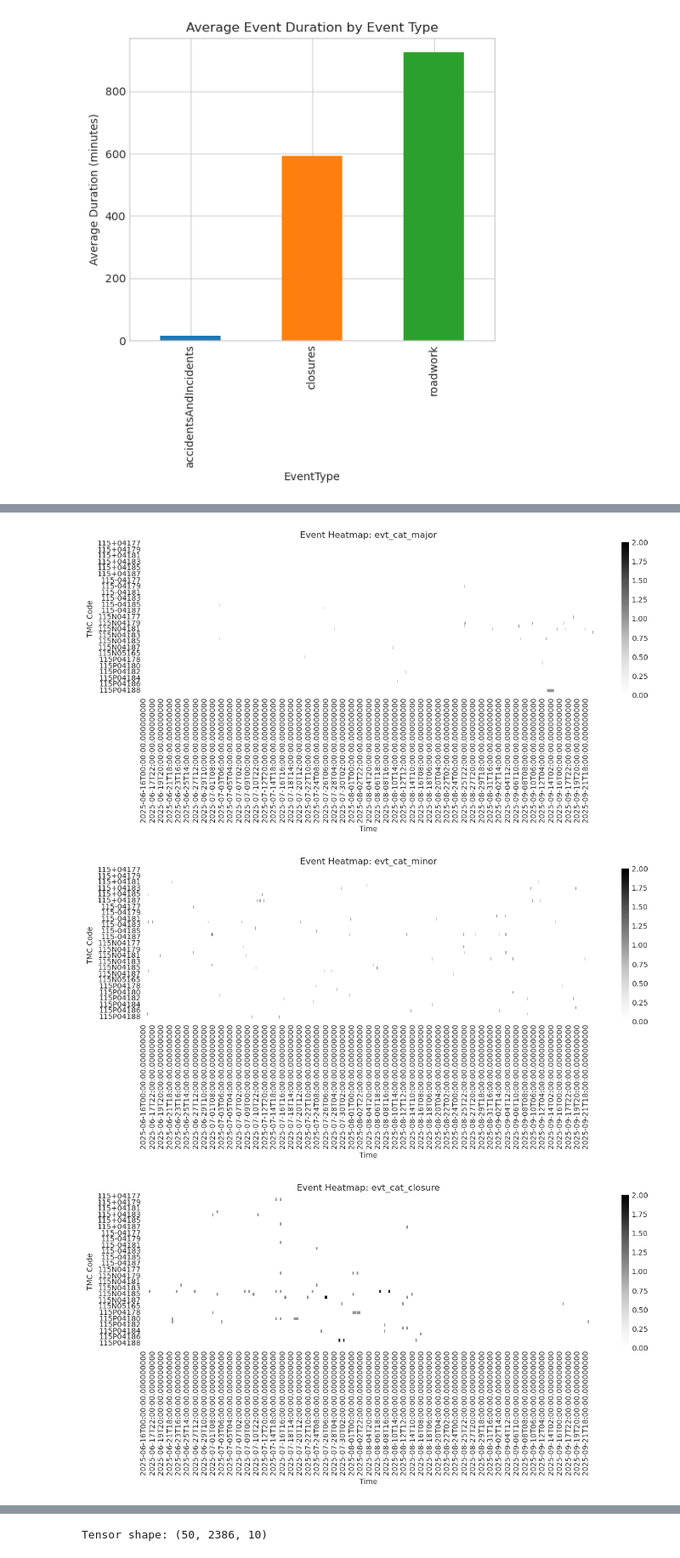
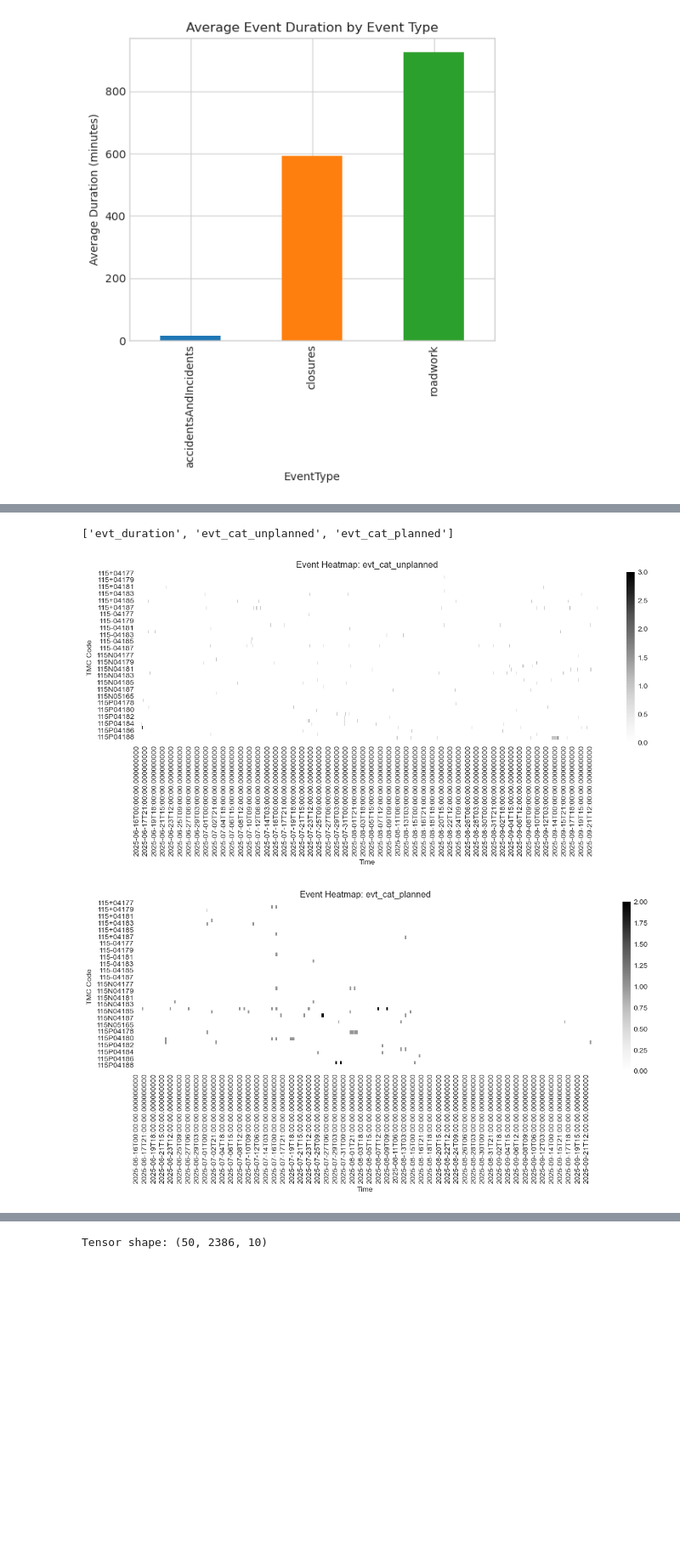
Before and after one commit to kdona/fall-2025-traffic-prediction, a Jupyter notebook: notebooks/i10_training_data.ipynb, the cells around one changed output, grey strips where cells are left out. Shown at 85% size. Cells and saved outputs as stored; diff of their text form; code cells hidden in the pictures; blank space fills up the shorter version.

```diff
--- a/notebooks/i10_training_data.ipynb
+++ b/notebooks/i10_training_data.ipynb
@@ -393,7 +464,8 @@ event_end[is_inc]    = s_lastupdate[is_inc]
 event_end = event_end.fillna(event_start)
 
 # Keep needed event fields and normalize near_tmc to string for matching
-evt_cat_levels = ['cat_major','cat_minor','cat_closure','cat_obstruction','cat_misc']
+# evt_cat_levels = ['cat_major','cat_minor','cat_closure','cat_obstruction','cat_misc']
+evt_cat_levels = ['cat_unplanned','cat_planned']
 events_proc = pd.DataFrame({
     'near_tmc_str': df_events['near_tmc'].astype(str),
     'event_start': event_start,
@@ -401,7 +473,7 @@ events_proc = pd.DataFrame({
     'cat': df_events.get('cat_event_type', 'cat_misc').astype(str),
     # 'duration': pd.to_numeric(df_events.get('duration'), errors='coerce')
 }).dropna(subset=['near_tmc_str', 'event_start', 'event_end'])
-events_proc['cat'] = events_proc['cat'].where(events_proc['cat'].isin(evt_cat_levels), 'cat_misc')
+events_proc['cat'] = events_proc['cat'].where(events_proc['cat'].isin(evt_cat_levels), 'cat_unplanned')
 # events_proc['duration'] = events_proc['duration'].fillna(0.0).astype(float)
 # %%
 # Build event features per (tmc_code, time_bin)
@@ -468,8 +540,32 @@ X_full[evt_cols] = X_full[evt_cols].fillna(0)
 miles_map = df_tmc.drop_duplicates('tmc').set_index('tmc')['miles'].astype(float)
 X_full['miles'] = X_full.index.get_level_values(group_col).map(miles_map)
 
-# Final feature list (measurements + event features + miles)
-features = value_cols + evt_cols + ['miles']
+# NEW: Map tmc_tags dict into per-TMC indicator columns and add to X_full
+tmc_base = df_tmc.drop_duplicates('tmc').set_index('tmc')
+tag_cols = []
+if 'tmc_tags' in tmc_base.columns:
+    # Expand dicts to columns while preserving TMC index
+    tags_norm = (
+        tmc_base['tmc_tags']
+        .apply(lambda v: v if isinstance(v, dict) else {})  # ensure dict
+        .apply(pd.Series)
+        .fillna(0)
+    )
+    # Ensure numeric 0/1
+    tags_norm = tags_norm.apply(pd.to_numeric, errors='coerce').fillna(0).astype(int)
+
+    tag_cols = tags_norm.columns.tolist()
+
+    # Map each tag column to X_full by tmc_code (constant across time)
+    tmc_idx = X_full.index.get_level_values(group_col)
+    for col in tag_cols:
+        mapping = tags_norm[col].to_dict()  # keys are TMC codes
+        X_full[col] = tmc_idx.map(mapping).fillna(0).astype(int)
+else:
+    print("Warning: 'tmc_tags' not found in df_tmc; no TMC tag features added.")
+
+# Final feature list (measurements + event features + miles + tmc tag features)
+features = value_cols + evt_cols + ['miles'] + tag_cols
 
 X = X_full[features].to_numpy().reshape(len(tmcs), len(times), len(features))
 
@@ -498,25 +605,28 @@ miles                  5.895468e+04
 dtype: float64
+# %%
+evt_cols
+# %% [output]
+['evt_duration', 'evt_cat_unplanned', 'evt_cat_planned']
 # %%
 # plotting to see the event features over time and TMCs
 # Example: aggregate by hour (optional)
 X_hourly = (
     X_full
     .groupby([pd.Grouper(level='tmc_code'),
               pd.Grouper(level='time_bin', freq='1h')])
     .sum()
 )
-cols = ['evt_cat_major', 'evt_cat_minor', 'evt_cat_closure', 'evt_cat_obstruction', 'evt_cat_misc']
+cols = ['evt_cat_unplanned', 'evt_cat_planned']
 X_sel = X_hourly[cols]
 for col in cols:
     data = X_sel[col].unstack(level='tmc_code').fillna(0)
     plt.figure(figsize=(12, 6))
     sns.heatmap(data.T, cmap='Greys')
     plt.title(f"Event Heatmap: {col}")
     plt.xlabel("Time")
     plt.ylabel("TMC Code")
     plt.tight_layout()
     plt.show()
 # %% [output]
-[figure, old version]
+[figure, new version]
-[figure, old version]
+[figure, new version]
-[figure, removed]
```
Also changed, not shown: parts of 12 cells of this notebook, 22 other files.
